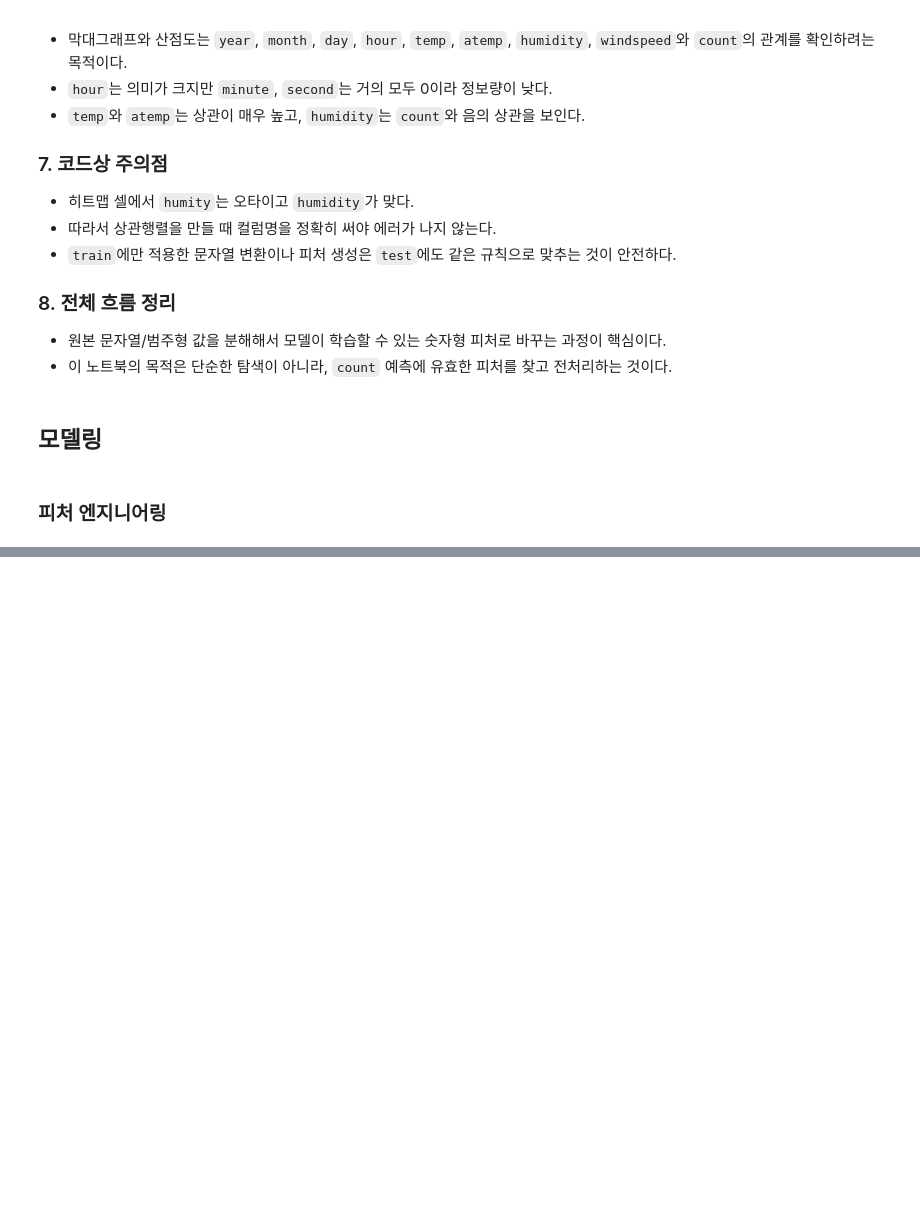
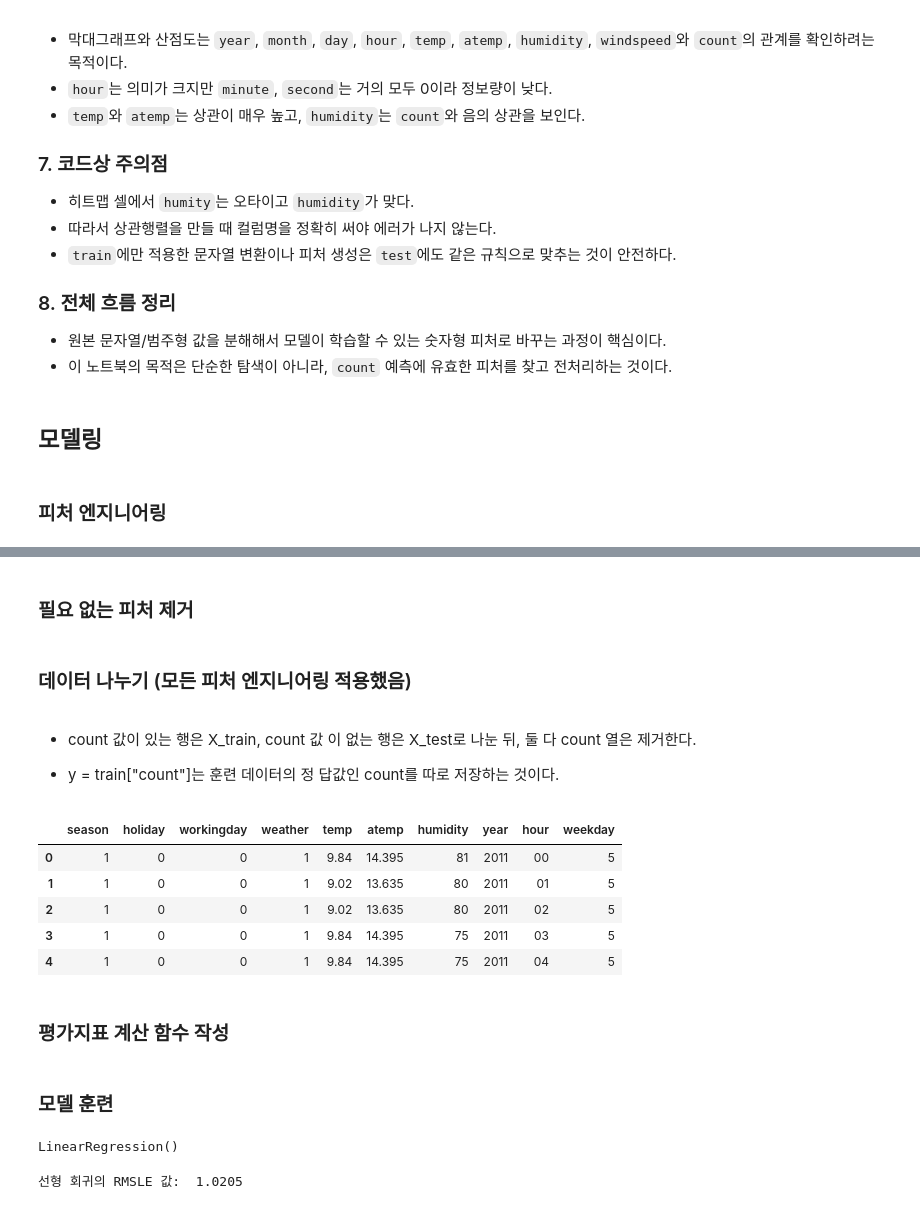
Before and after one commit to prestige-kim/ML_summer_practice, a Jupyter notebook: 06.Bike_Rental_Demand/Bike.ipynb, the cells around one changed output, grey strips where cells are left out. Saved outputs shown, nothing was run; the diff lists cells and outputs as text; code cells hidden in the pictures; blank space fills up the shorter version.

Commit message:
finish modeling

```diff
--- a/06.Bike_Rental_Demand/Bike.ipynb
+++ b/06.Bike_Rental_Demand/Bike.ipynb
@@ -327,0 +363,50 @@ train = train[train["weather"] != 4]
+# %%
+from datetime import datetime
+
+# 날짜 피처 생성
+all_data['date'] = all_data["datetime"].apply(lambda x: x.split()[0])
+
+# 연도 피처 생성
+all_data['year'] = all_data["datetime"].apply(lambda x: x.split()[0].split('-')[0])
+
+# 월 피처 생성
+all_data['month'] = all_data["datetime"].apply(lambda x: x.split()[0].split('-')[1])
+
+# 시간 피처 생성
+all_data['hour'] = all_data["datetime"].apply(lambda x: x.split()[1].split(':')[0])
+
+# 요일 피처 생성
+all_data['weekday'] = all_data["date"].apply(lambda dateString: datetime.strptime(dateString, "%Y-%m-%d").weekday())
+# %% [markdown]
+### 필요 없는 피처 제거
+# %%
+drop_features = ["casual", "registered", "datetime", "date", "month", "windspeed"]
+all_data = all_data.drop(drop_features, axis=1)
+# %% [markdown]
+### 데이터 나누기 (모든 피처 엔지니어링 적용했음)
+# %%
+X_train = all_data[~pd.isnull(all_data["count"])]
+X_test = all_data[pd.isnull(all_data["count"])]
+
+X_train = X_train.drop(["count"], axis=1)
+X_test = X_test.drop(["count"], axis=1)
+
+y = train["count"]
+# %% [markdown]
+ - count 값이 있는 행은 X_train, count 값
+    이 없는 행은 X_test로 나눈 뒤, 둘 다
+    count 열은 제거한다.
+
+  - y = train["count"]는 훈련 데이터의 정
+    답값인 count를 따로 저장하는 것이다.
+# %%
+X_train.head()
+# %% [output]
+|  | season | holiday | workingday | weather | temp | atemp | humidity | year | hour | weekday |
+| 0 | 1 | 0 | 0 | 1 | 9.84 | 14.395 | 81 | 2011 | 00 | 5 |
+| 1 | 1 | 0 | 0 | 1 | 9.02 | 13.635 | 80 | 2011 | 01 | 5 |
+| 2 | 1 | 0 | 0 | 1 | 9.02 | 13.635 | 80 | 2011 | 02 | 5 |
+| 3 | 1 | 0 | 0 | 1 | 9.84 | 14.395 | 75 | 2011 | 03 | 5 |
+| 4 | 1 | 0 | 0 | 1 | 9.84 | 14.395 | 75 | 2011 | 04 | 5 |
+# %% [markdown]
+### 평가지표 계산 함수 작성
@@ -327,0 +430,17 @@ train = train[train["weather"] != 4]
+# %% [markdown]
+### 모델 훈련
+# %%
+from sklearn.linear_model import LinearRegression
+
+linear_reg_model = LinearRegression()
+
+log_y = np.log(y)
+linear_reg_model.fit(X_train, log_y)
+# %% [output]
+LinearRegression()
+# %%
+preds = linear_reg_model.predict(X_train)
+
+print(f"선형 회귀의 RMSLE 값:  {rmsle(log_y, preds, True):.4f}")
+# %% [output]
+선형 회귀의 RMSLE 값:  1.0205
```
Also changed, not shown: parts of 5 cells of this notebook.
